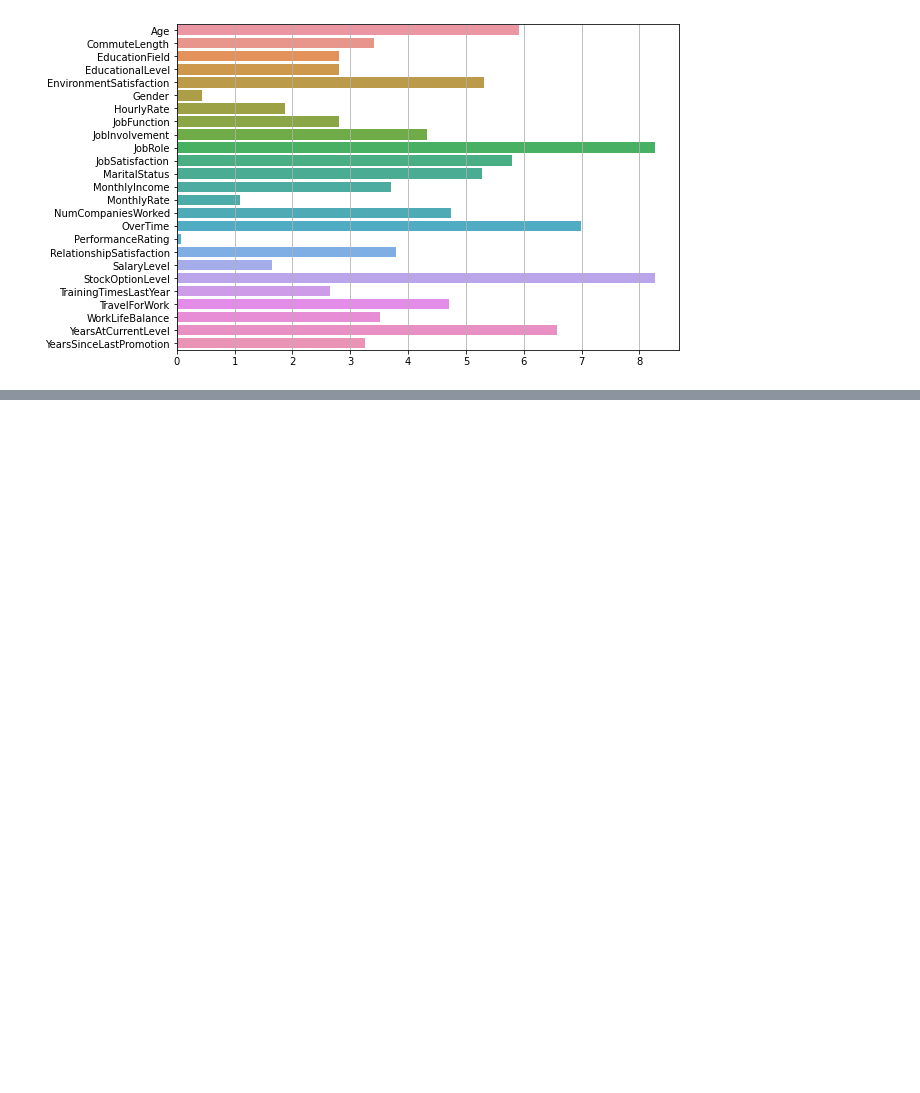
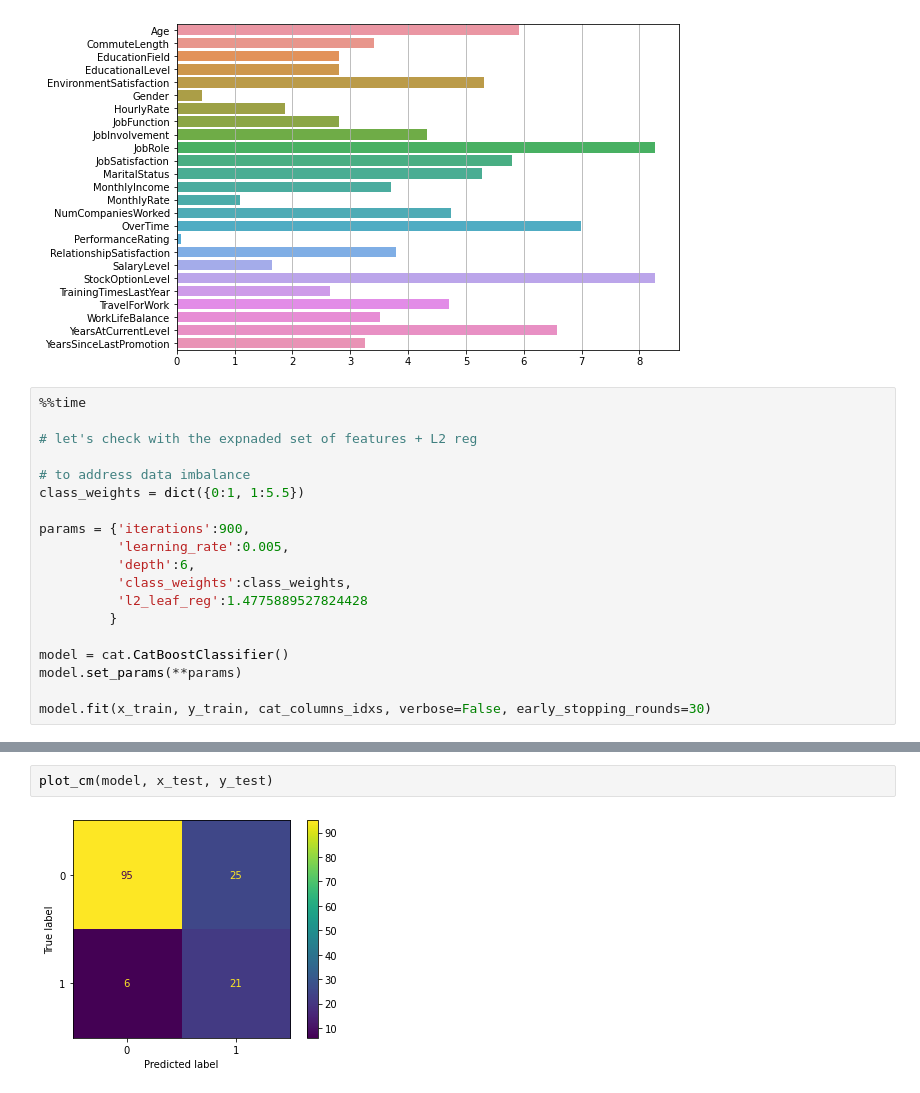
Before and after one commit to luigisaetta/catboost-employee-attrition, a Jupyter notebook: catboost2-simplified.ipynb, the cells around one changed output, grey strips where cells are left out. Saved outputs shown, nothing was run; the diff lists cells and outputs as text; blank space fills up the shorter version.

```diff
--- a/catboost2-simplified.ipynb
+++ b/catboost2-simplified.ipynb
@@ -307,3 +307,22 @@ plt.grid(True)
 sns.barplot(x = model.get_feature_importance(), y = features);
 # %% [output]
 [figure]
+# %%
+%%time
+
+# let's check with the expnaded set of features + L2 reg
+
+# to address data imbalance
+class_weights = dict({0:1, 1:5.5})
+
+params = {'iterations':900,
+          'learning_rate':0.005,
+          'depth':6,
+          'class_weights':class_weights,
+          'l2_leaf_reg':1.4775889527824428
+         }
+
+model = cat.CatBoostClassifier()
+model.set_params(**params)
+
+model.fit(x_train, y_train, cat_columns_idxs, verbose=False, early_stopping_rounds=30)
@@ -309,0 +333,4 @@ sns.barplot(x = model.get_feature_importance(), y = features);
+# %%
+plot_cm(model, x_test, y_test)
+# %% [output]
+[figure, added]
```
Also changed, not shown: parts of 2 cells of this notebook, 8 other files.
